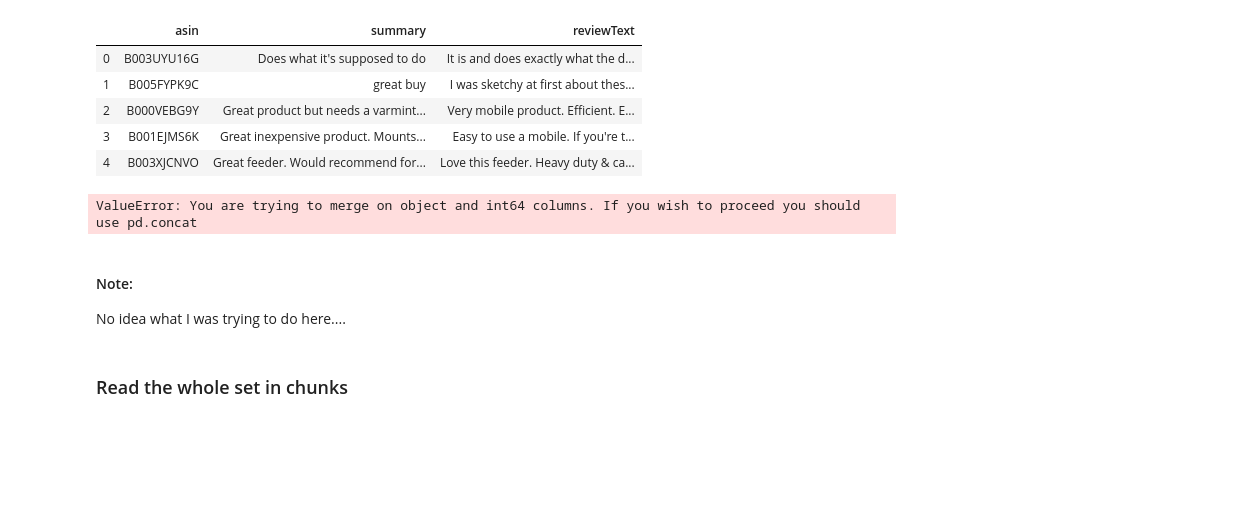
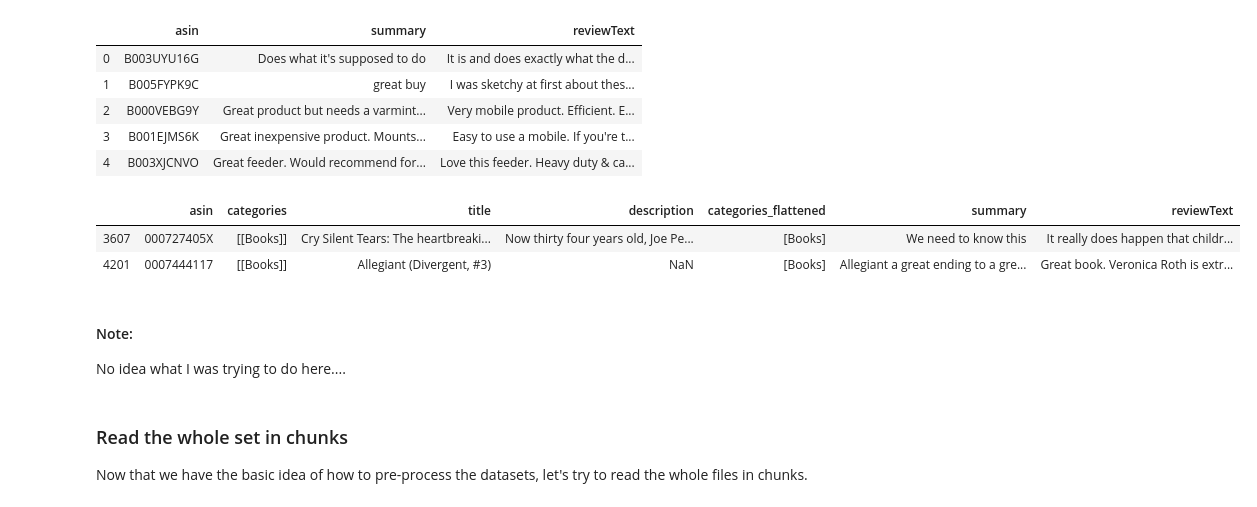
Before and after one commit to Ohtar10/wtsp, a Jupyter notebook: notebooks/jupyter/Product Reviews Embeddings.ipynb, the cells around one changed output. Cells and saved outputs as stored; diff of their text form; code cells hidden in the pictures; blank space fills up the shorter version.

Commit message:
WIP continue work on product review dataset

```diff
--- a/notebooks/jupyter/Product Reviews Embeddings.ipynb
+++ b/notebooks/jupyter/Product Reviews Embeddings.ipynb
@@ -209,9 +208,12 @@ pr_df.head()
 | 3 | B001EJMS6K | Great inexpensive product. Mounts... | Easy to use a mobile. If you're t... |
 | 4 | B003XJCNVO | Great feeder. Would recommend for... | Love this feeder. Heavy duty & ca... |
 # %%
-metadata_df.join(pr_df, on='asin', how='inner')
+reviews_df = metadata_df.join(pr_df.set_index('asin'), on='asin', how='inner')
+reviews_df.head()
 # %% [output]
-ValueError: You are trying to merge on object and int64 columns. If you wish to proceed you should use pd.concat
+|  | asin | categories | title | description | categories_flattened | summary | reviewText |
+| 3607 | 000727405X | [[Books]] | Cry Silent Tears: The heartbreaki... | Now thirty four years old, Joe Pe... | [Books] | We need to know this | It really does happen that childr... |
+| 4201 | 0007444117 | [[Books]] | Allegiant (Divergent, #3) | NaN | [Books] | Allegiant a great ending to a gre... | Great book. Veronica Roth is extr... |
 # %% [markdown]
 #### Note:
 No idea what I was trying to do here....
@@ -223,6 +225,7 @@ for cat in categories_flat:
     cat_indexes = metadata_df.categories_flattened.apply(lambda clist: cat in clist)
     filtered = metadata_df[cat_indexes]
     categories_dict[cat] = {'titles': filtered.title.values, }
-# %% [markdown]
-### Read the whole set in chunks
+# %% [markdown]
+### Read the whole set in chunks
+Now that we have the basic idea of how to pre-process the datasets, let's try to read the whole files in chunks.
 # %%
```
Also changed, not shown: parts of 14 cells of this notebook.
